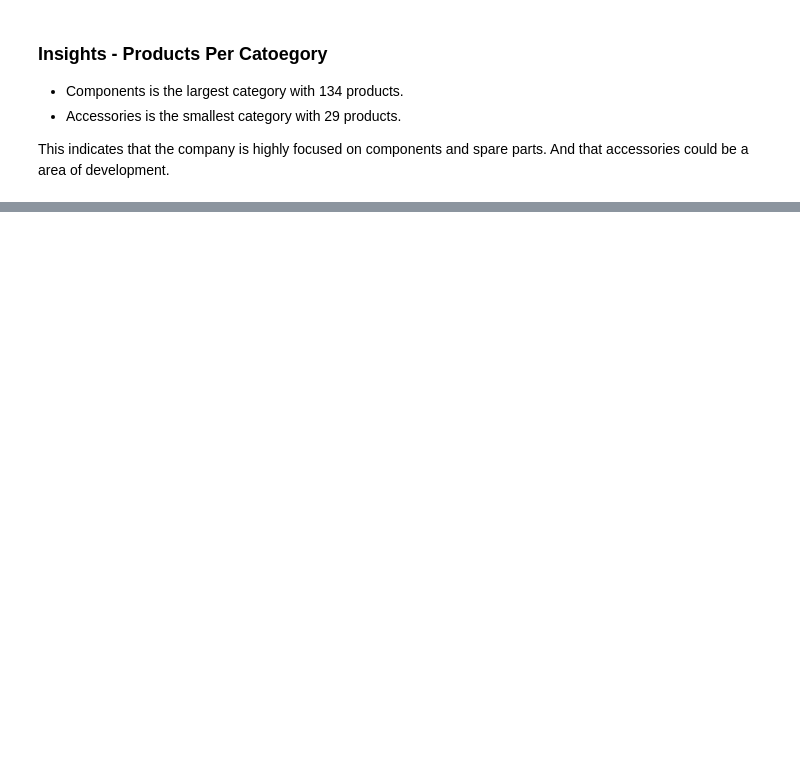
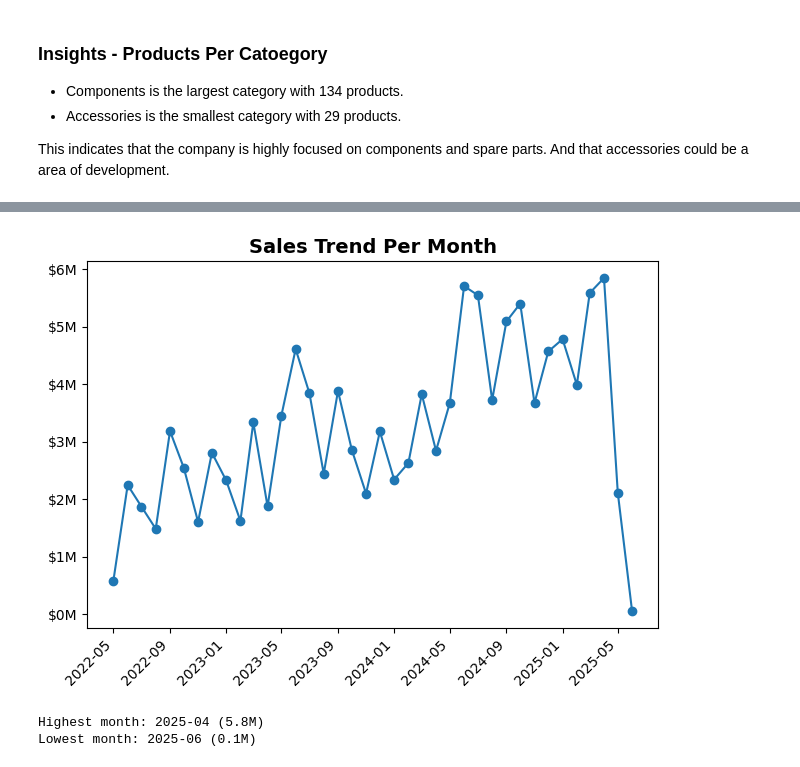
Before and after one commit to Realytica/advAnalysis, a Jupyter notebook: notebooks/analytics.ipynb, the cells around one changed output, grey strips where cells are left out. Cells and saved outputs as stored; diff of their text form; code cells hidden in the pictures; blank space fills up the shorter version.

```diff
--- a/notebooks/analytics.ipynb
+++ b/notebooks/analytics.ipynb
@@ -95,0 +179,37 @@ This indicates that the company is highly focused on components and spare parts.
+# %%
+query_vis_3 = """
+SELECT
+    YEAR(OrderDate) AS [Year],
+    MONTH(OrderDate) AS [MonthNr],
+    SUM(TotalDue) AS TotalSales
+FROM Sales.SalesOrderHeader
+GROUP BY
+    YEAR(OrderDate), MONTH(OrderDate)
+ORDER BY
+    [Year], [MonthNr]
+
+"""
+
+df_vis_3 = query_df(query_vis_3)
+
+df_vis_3['Month'] = pd.to_datetime(df_vis_3['Year'].astype(str) + '-' + df_vis_3['MonthNr'].astype(str) + '-01')
+
+# plt.plot(df_vis_3['Month'], df_vis_3['TotalSales'])
+plt.plot(df_vis_3['Month'], df_vis_3['TotalSales'], marker='o')
+
+plt.title('Sales Trend Per Month', fontsize=14, fontweight='bold')
+plt.xticks(rotation=45, ha='right')
+ax = plt.gca()
+ax.yaxis.set_major_formatter(mtick.FuncFormatter(lambda x, pos: f'${x/1_000_000:.0f}M'))
+plt.tight_layout()
+plt.show()
+
+max_row = df_vis_3.loc[df_vis_3['TotalSales'].idxmax()]
+min_row = df_vis_3.loc[df_vis_3['TotalSales'].idxmin()]
+
+print(f"Highest month: {max_row['Month'].strftime('%Y-%m')} ({max_row['TotalSales']/1_000_000:.1f}M)")
+print(f"Lowest month: {min_row['Month'].strftime('%Y-%m')} ({min_row['TotalSales']/1_000_000:.1f}M)")
+# %% [output]
+[figure, added]
+Highest month: 2025-04 (5.8M)
+Lowest month: 2025-06 (0.1M)
```
Also changed, not shown: parts of 19 cells of this notebook, 1 other file.
